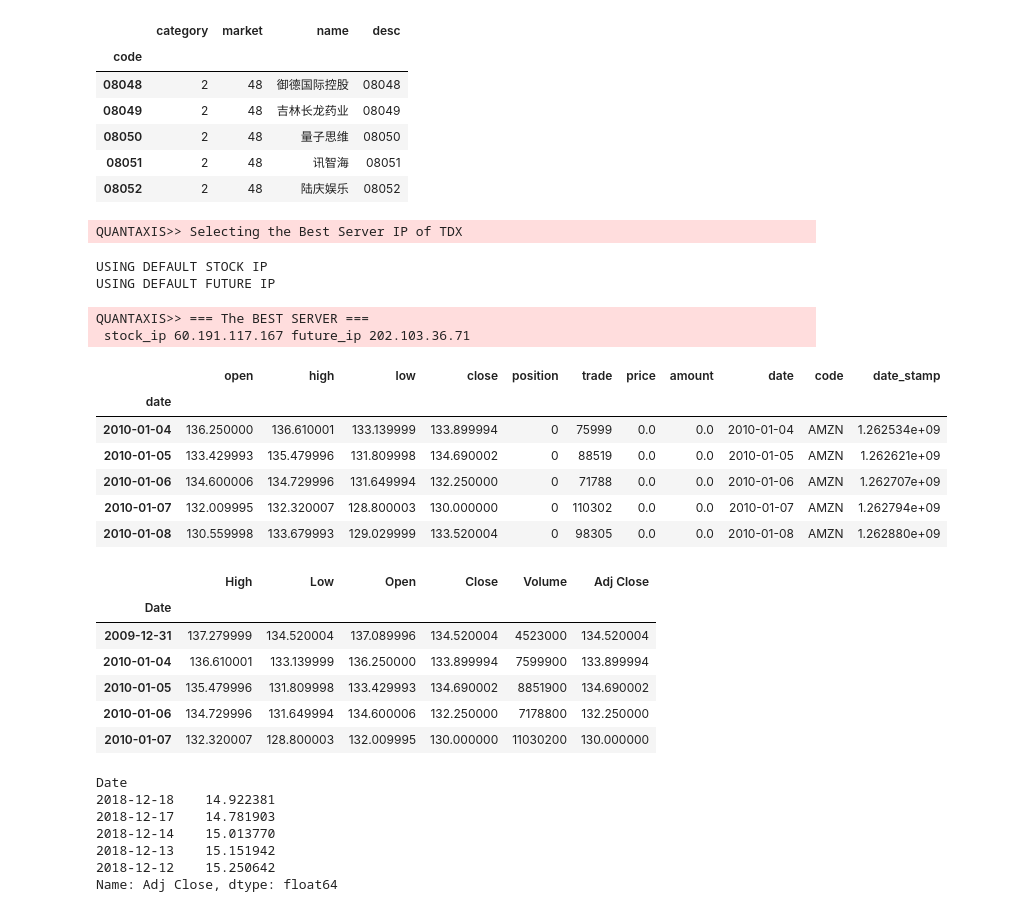
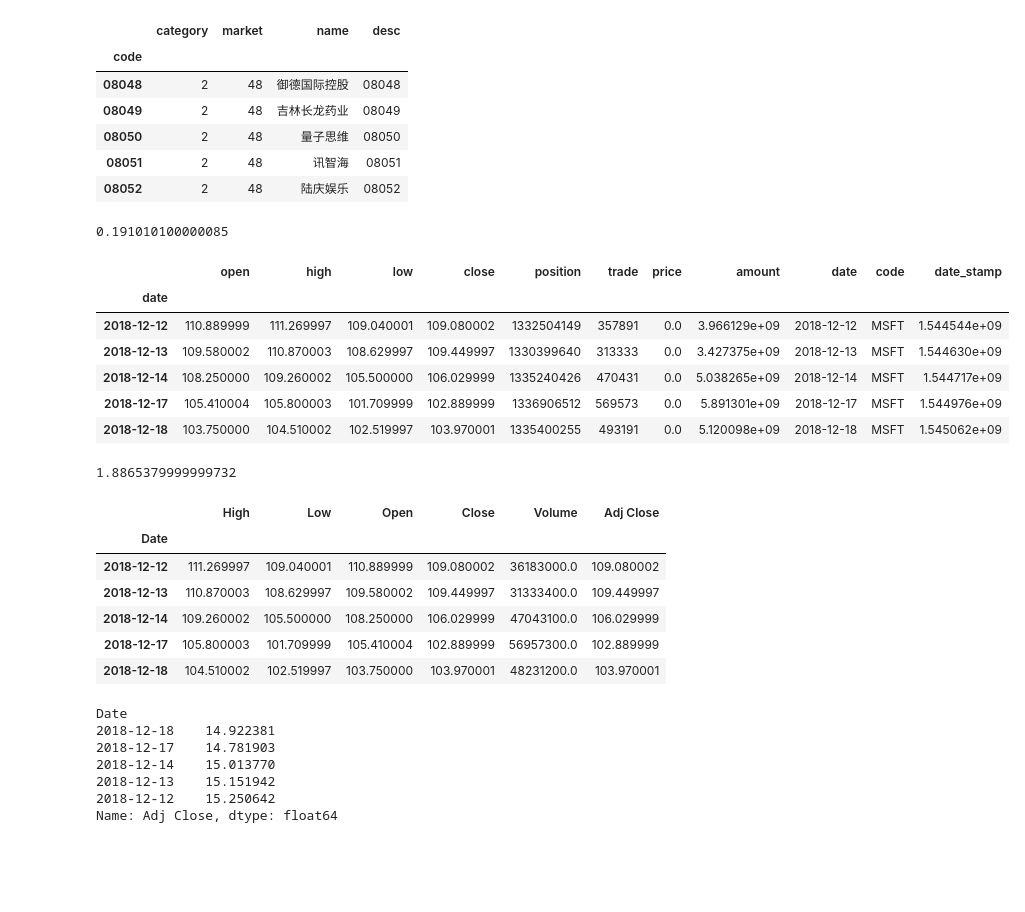
Before and after one commit to dxcv/strategy_research, a Jupyter notebook: task_temp/retrieve hk & us stock.ipynb, the cells around one changed output. Cells and saved outputs as stored; diff of their text form; code cells hidden in the pictures; blank space fills up the shorter version.

```diff
--- a/task_temp/retrieve hk & us stock.ipynb
+++ b/task_temp/retrieve hk & us stock.ipynb
@@ -62,38 +67,46 @@ code = 'AMZN'
 start = '2010-01-01'
 end = '2018-12-18'
 # web.
+
+
+tic = time.perf_counter()
 data = QA.QA_fetch_get_usstock_day('tdx', code, start, end)
+toc = time.perf_counter()
+print(toc-tic)
 # %% [output]
-QUANTAXIS>> Selecting the Best Server IP of TDX
+0.191010100000085
-USING DEFAULT STOCK IP
-USING DEFAULT FUTURE IP
-QUANTAXIS>> === The BEST SERVER ===
- stock_ip 60.191.117.167 future_ip 202.103.36.71
 # %%
-data.head()
+data.tail()
 # %% [output]
 |  | open | high | low | close | position | trade | price | amount | date | code | date_stamp |
 | date |  |  |  |  |  |  |  |  |  |  |  |
-| 2010-01-04 | 136.250000 | 136.610001 | 133.139999 | 133.899994 | 0 | 75999 | 0.0 | 0.0 | 2010-01-04 | AMZN | 1.262534e+09 |
-| 2010-01-05 | 133.429993 | 135.479996 | 131.809998 | 134.690002 | 0 | 88519 | 0.0 | 0.0 | 2010-01-05 | AMZN | 1.262621e+09 |
-| 2010-01-06 | 134.600006 | 134.729996 | 131.649994 | 132.250000 | 0 | 71788 | 0.0 | 0.0 | 2010-01-06 | AMZN | 1.262707e+09 |
-| 2010-01-07 | 132.009995 | 132.320007 | 128.800003 | 130.000000 | 0 | 110302 | 0.0 | 0.0 | 2010-01-07 | AMZN | 1.262794e+09 |
-| 2010-01-08 | 130.559998 | 133.679993 | 129.029999 | 133.520004 | 0 | 98305 | 0.0 | 0.0 | 2010-01-08 | AMZN | 1.262880e+09 |
+| 2018-12-12 | 110.889999 | 111.269997 | 109.040001 | 109.080002 | 1332504149 | 357891 | 0.0 | 3.966129e+09 | 2018-12-12 | MSFT | 1.544544e+09 |
+| 2018-12-13 | 109.580002 | 110.870003 | 108.629997 | 109.449997 | 1330399640 | 313333 | 0.0 | 3.427375e+09 | 2018-12-13 | MSFT | 1.544630e+09 |
+| 2018-12-14 | 108.250000 | 109.260002 | 105.500000 | 106.029999 | 1335240426 | 470431 | 0.0 | 5.038265e+09 | 2018-12-14 | MSFT | 1.544717e+09 |
+| 2018-12-17 | 105.410004 | 105.800003 | 101.709999 | 102.889999 | 1336906512 | 569573 | 0.0 | 5.891301e+09 | 2018-12-17 | MSFT | 1.544976e+09 |
+| 2018-12-18 | 103.750000 | 104.510002 | 102.519997 | 103.970001 | 1335400255 | 493191 | 0.0 | 5.120098e+09 | 2018-12-18 | MSFT | 1.545062e+09 |
 # %%
-import datetime
-start_time = datetime.datetime.strptime(start, '%Y-%m-%d')
-end_time = datetime.datetime.today()
+# import pandas_datareader.data as web
+# import datetime
+# import time
+# start_time = datetime.datetime.strptime(start, '%Y-%m-%d')
+# end_time = datetime.datetime.today()
+tic = time.perf_counter()
 data_from_web = web.DataReader(code, 'yahoo', start_time, end_time)
+toc = time.perf_counter()
+print(toc-tic)
+# %% [output]
+1.8865379999999732
 # %%
-data_from_web.head()
+data_from_web.tail()
 # %% [output]
 |  | High | Low | Open | Close | Volume | Adj Close |
 | Date |  |  |  |  |  |  |
-| 2009-12-31 | 137.279999 | 134.520004 | 137.089996 | 134.520004 | 4523000 | 134.520004 |
-| 2010-01-04 | 136.610001 | 133.139999 | 136.250000 | 133.899994 | 7599900 | 133.899994 |
-| 2010-01-05 | 135.479996 | 131.809998 | 133.429993 | 134.690002 | 8851900 | 134.690002 |
-| 2010-01-06 | 134.729996 | 131.649994 | 134.600006 | 132.250000 | 7178800 | 132.250000 |
-| 2010-01-07 | 132.320007 | 128.800003 | 132.009995 | 130.000000 | 11030200 | 130.000000 |
+| 2018-12-12 | 111.269997 | 109.040001 | 110.889999 | 109.080002 | 36183000.0 | 109.080002 |
+| 2018-12-13 | 110.870003 | 108.629997 | 109.580002 | 109.449997 | 31333400.0 | 109.449997 |
+| 2018-12-14 | 109.260002 | 105.500000 | 108.250000 | 106.029999 | 47043100.0 | 106.029999 |
+| 2018-12-17 | 105.800003 | 101.709999 | 105.410004 | 102.889999 | 56957300.0 | 102.889999 |
+| 2018-12-18 | 104.510002 | 102.519997 | 103.750000 | 103.970001 | 48231200.0 | 103.970001 |
 # %%
 AMZN_close = data_from_web.loc[:, 'Adj Close'][1:]
 # %%
```
Also changed, not shown: parts of 12 cells of this notebook, 1 other file.
